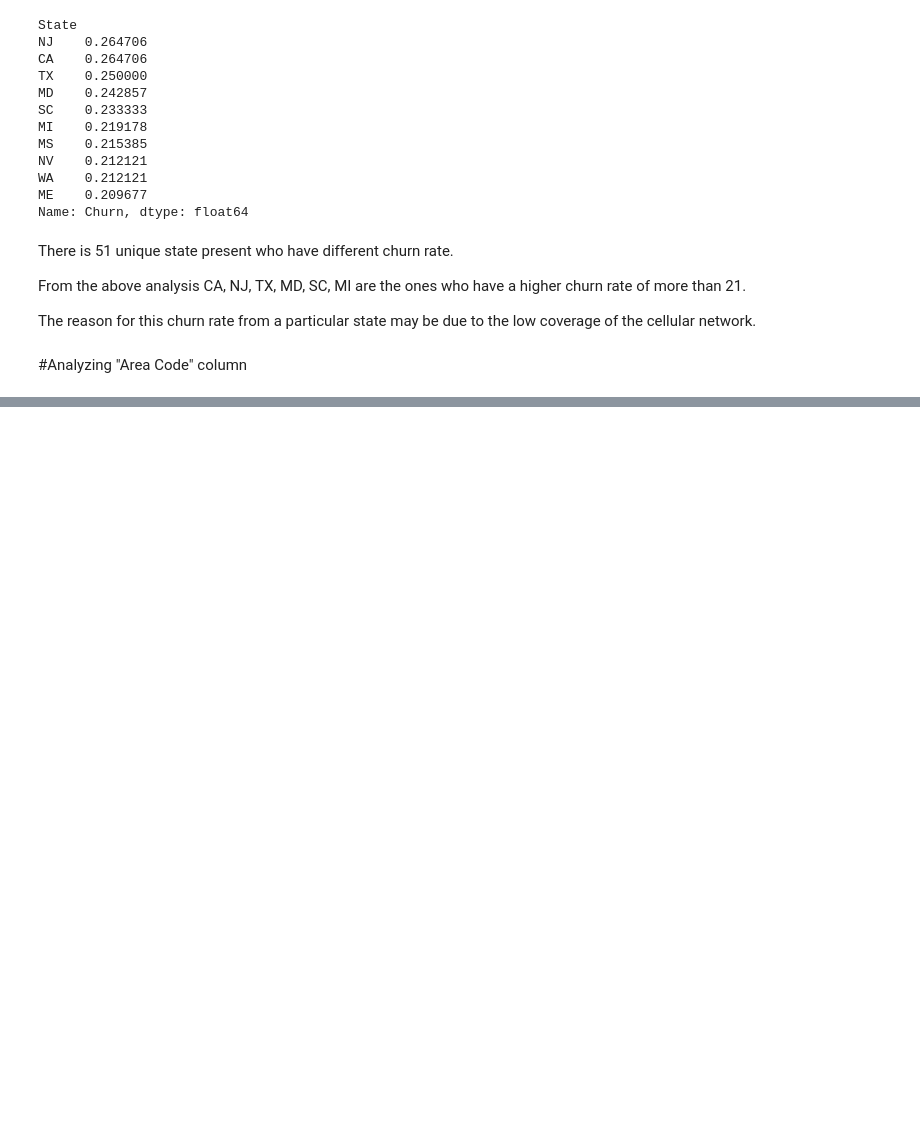
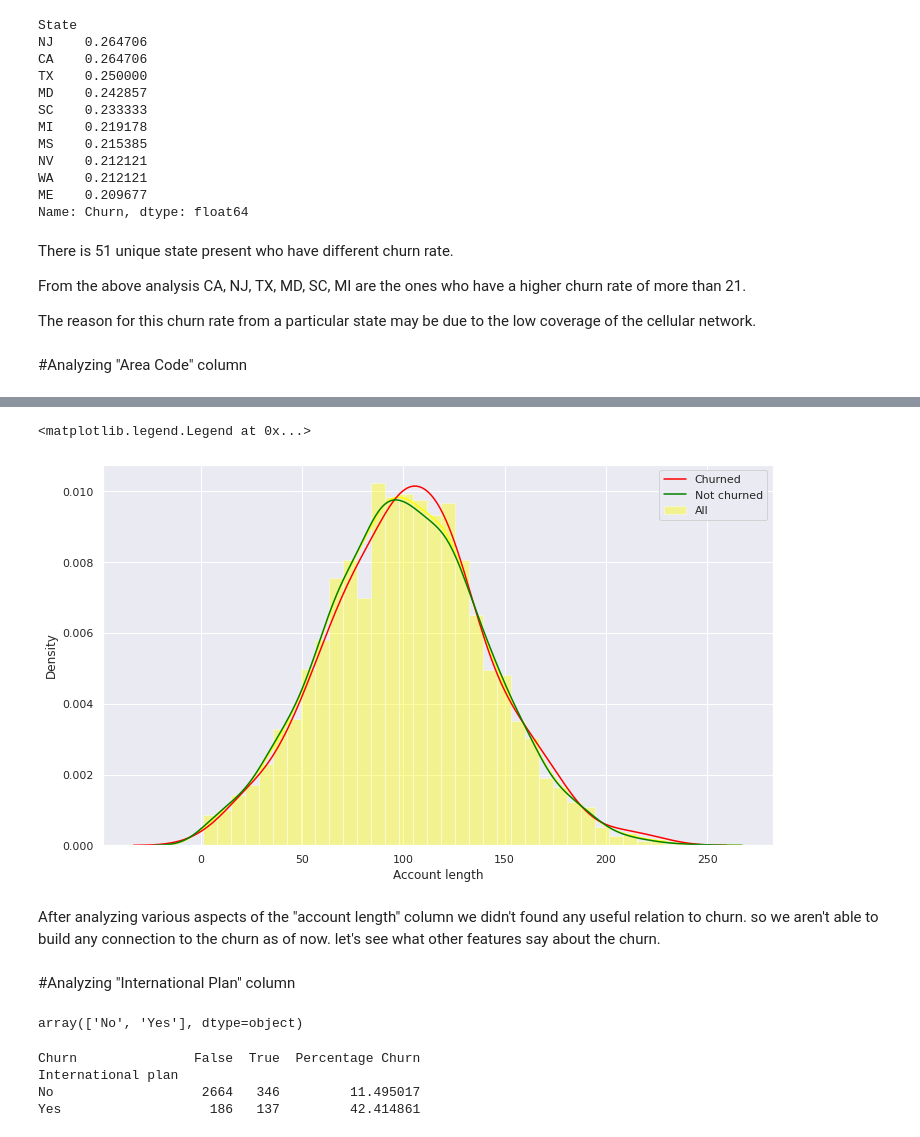
Before and after one commit to ARVINDBALADHE/Telecom-Churn-Analysis, a Jupyter notebook: Telecom_Churn_Analysis_Capstone_Project.ipynb, the cells around one changed output, grey strips where cells are left out. Saved outputs shown, nothing was run; the diff lists cells and outputs as text; code cells hidden in the pictures; blank space fills up the shorter version.

```diff
--- a/Telecom_Churn_Analysis_Capstone_Project.ipynb
+++ b/Telecom_Churn_Analysis_Capstone_Project.ipynb
@@ -261,0 +295,28 @@ The reason for this churn rate from a particular state may be due to the low cov
+# %%
+#comparison of churned account length and not churned account length
+sns.distplot(df['Account length'],color = 'yellow',label="All")
+sns.distplot(churn_df['Account length'],color = "red",hist=False,label="Churned")
+sns.distplot(not_churn_df['Account length'],color = 'green',hist= False,label="Not churned")
+plt.legend()
+# %% [output]
+<matplotlib.legend.Legend at 0x...>
+[figure, added]
+# %% [markdown]
+After analyzing various aspects of the "account length" column we didn't found any useful relation to churn. so we aren't able to build any connection to the churn as of now. let's see what other features say about the churn.
+# %% [markdown]
+#Analyzing "International Plan" column
+# %%
+#Show the unique data of "International plan"
+df["International plan"].unique()
+# %% [output]
+array(['No', 'Yes'], dtype=object)
+# %%
+#Calculate the International Plan vs Churn percentage
+International_plan_data = pd.crosstab(df["International plan"],df["Churn"])
+International_plan_data['Percentage Churn'] = International_plan_data.apply(lambda x : x[1]*100/(x[0]+x[1]),axis = 1)
+print(International_plan_data)
+# %% [output]
+Churn               False  True  Percentage Churn
+International plan
+No                   2664   346         11.495017
+Yes                   186   137         42.414861
```
Also changed, not shown: parts of 22 cells of this notebook.
